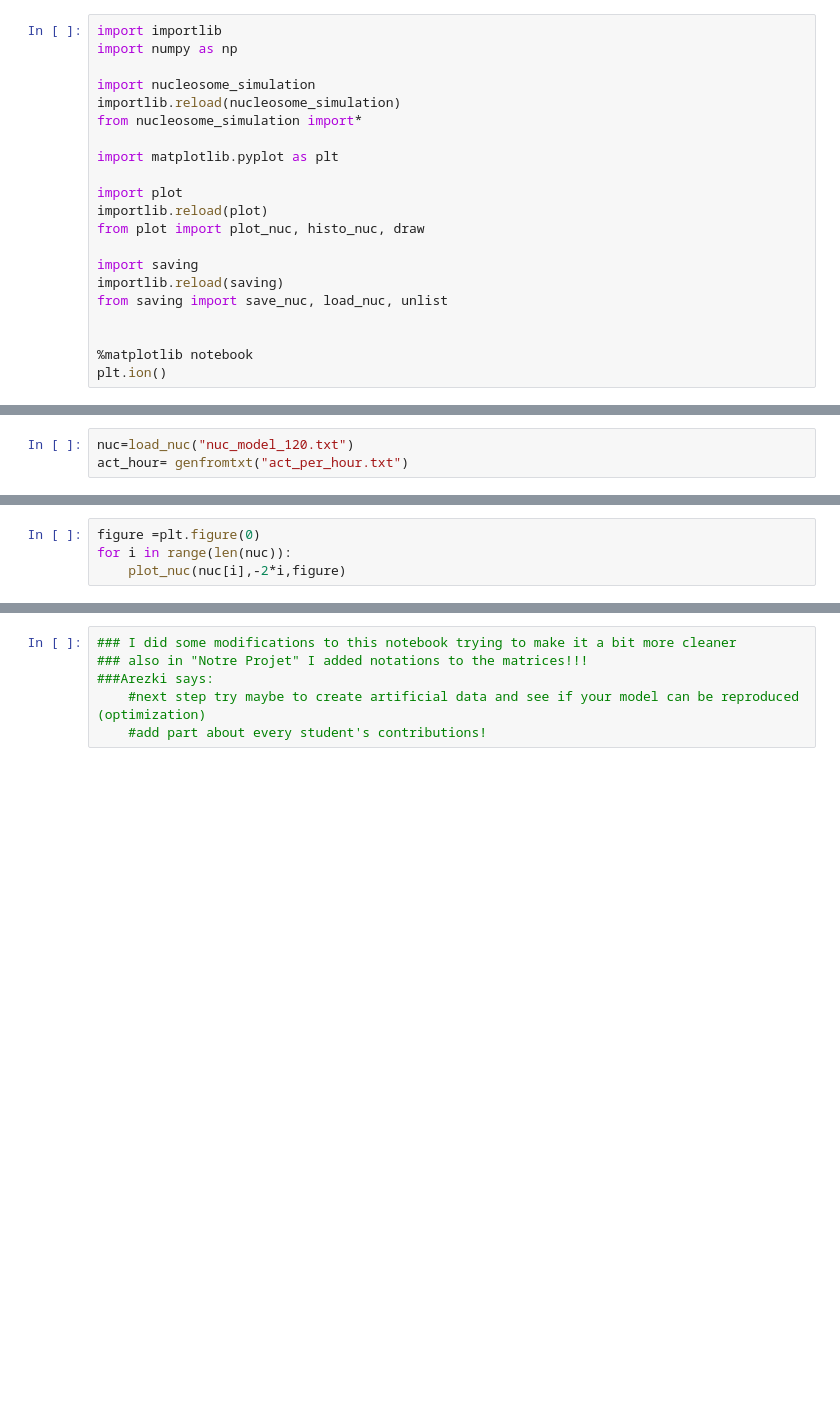
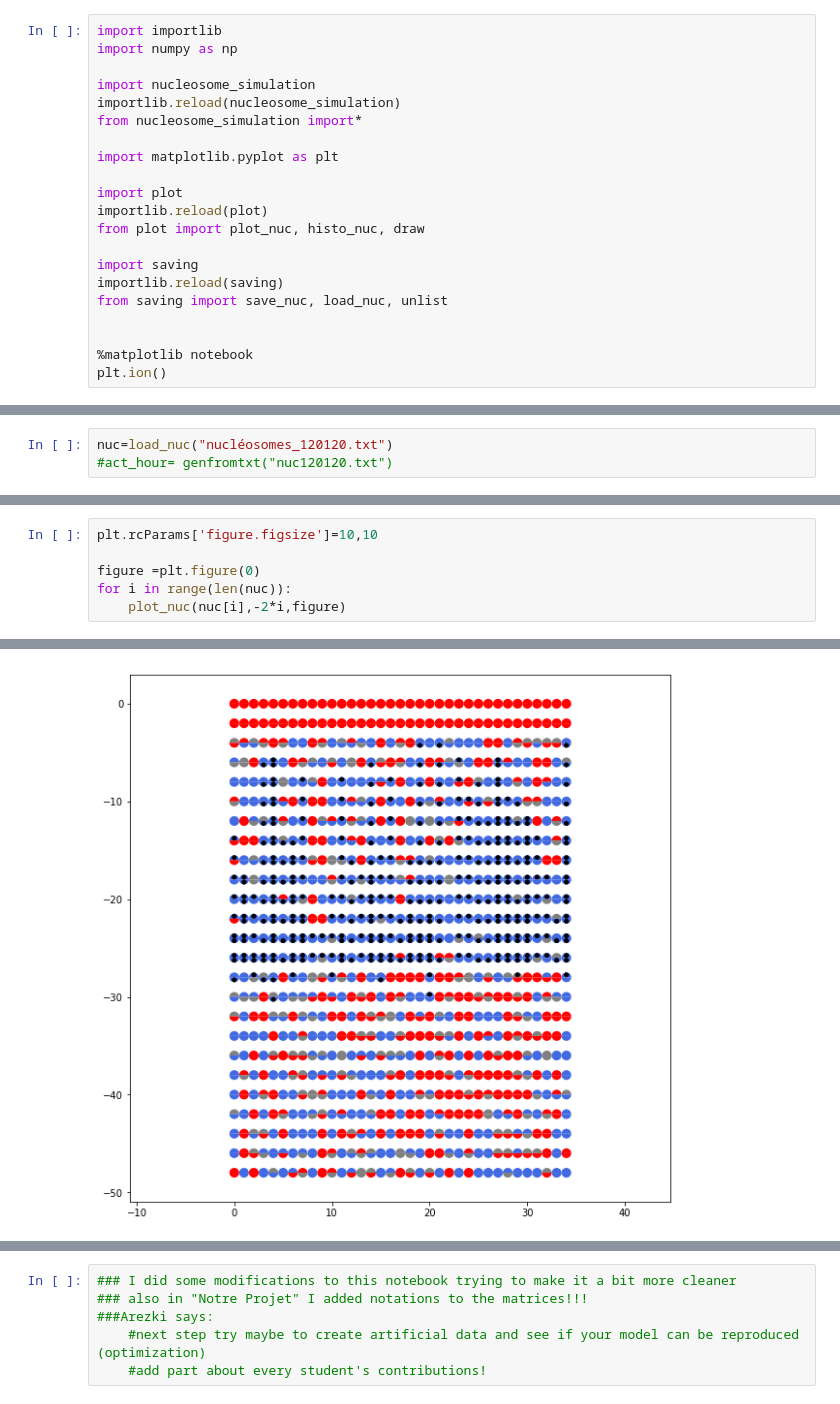
Before and after one commit to ranahoury/projet_mod, a Jupyter notebook: Notre Projet mais avec des classes.ipynb, the cells around one changed output, grey strips where cells are left out. Cells and saved outputs as stored; diff of their text form; blank space fills up the shorter version.

```diff
--- a/Notre Projet mais avec des classes.ipynb
+++ b/Notre Projet mais avec des classes.ipynb
@@ -27,5 +30,5 @@ plt.ion()
 # %%
-nuc=load_nuc("nuc_model_120.txt")
-act_hour= genfromtxt("act_per_hour.txt")
+nuc=load_nuc("nucléosomes_120120.txt")
+#act_hour= genfromtxt("nuc120120.txt")
 # %%
 draw(nuc)
@@ -35,4 +35,6 @@ draw(nuc)
 # %%
+plt.rcParams['figure.figsize']=10,10
+
 figure =plt.figure(0)
 for i in range(len(nuc)):
     plot_nuc(nuc[i],-2*i,figure)
@@ -41,0 +42 @@ for i in range(len(nuc)):
+[figure, added]
```
Also changed, not shown: parts of 8 cells of this notebook.
